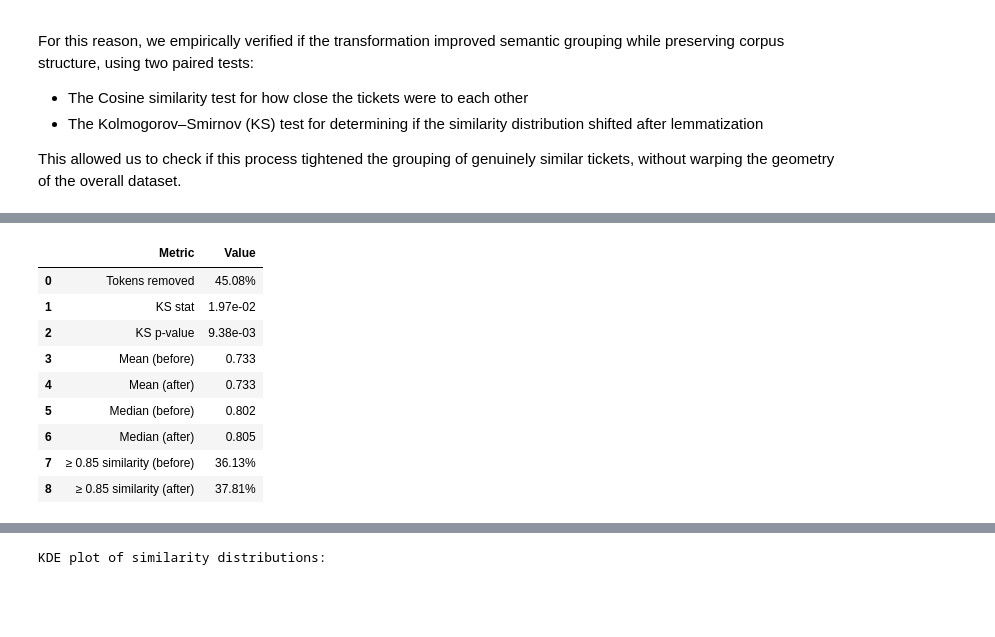
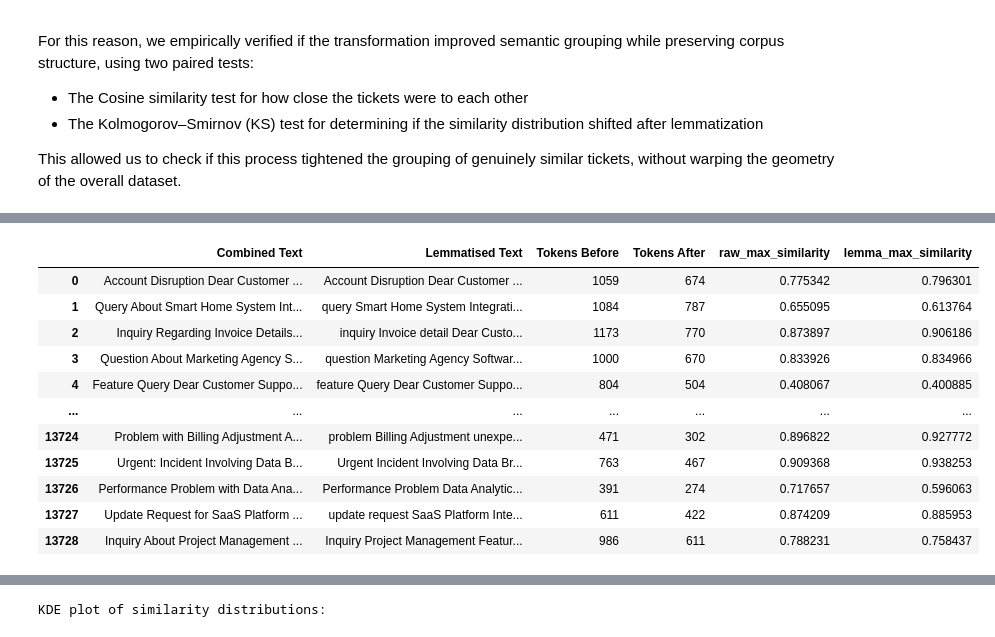
Before and after one commit to David-Golacis/IT-Support-Dashboard, a Jupyter notebook: Notebooks/02_Text_Lemmatisation.ipynb, the cells around one changed output, grey strips where cells are left out. Cells and saved outputs as stored; diff of their text form; code cells hidden in the pictures; blank space fills up the shorter version.

```diff
--- a/Notebooks/02_Text_Lemmatisation.ipynb
+++ b/Notebooks/02_Text_Lemmatisation.ipynb
@@ -194,6 +196,10 @@ tfidf_matrix = vec_lemma.fit_transform(lemmatised_text_df["Lemmatised Text"])
 raw_sim = max_similarity(vec_raw.fit_transform(lemmatised_text_df["Combined Text"]))
 lemma_sim = max_similarity(tfidf_matrix)
 
+# Adding the max similarity values to the dataframe for later analysis
+lemmatised_text_df["raw_max_similarity"] = raw_sim
+lemmatised_text_df["lemma_max_similarity"] = lemma_sim
+
 # Saving lemmatised text, tokens, and max similarity comparrison
 lemmatised_text_df[
     [
@@ -201,57 +207,23 @@ lemmatised_text_df[
         "Lemmatised Text",
         "Tokens Before",
         "Tokens After",
-        "max_similarity",
+        "raw_max_similarity",
+        "lemma_max_similarity",
     ]
 ].to_csv(Config.LEMMATISED_PATH, index=False, encoding="latin-1")
 
-ks_result = ks_2samp(raw_sim, lemma_sim)
-
-# Lemmetization impact summary table
-summary = pd.DataFrame(
-    {
-        "Metric": [
-            "Tokens removed",
-            "KS stat",
-            "KS p-value",
-            "Mean (before)",
-            "Mean (after)",
-            "Median (before)",
-            "Median (after)",
-            "≥ 0.85 similarity (before)",
-            "≥ 0.85 similarity (after)",
-        ],
-        "Value": [
-            reduction_pct,
-            ks_result.statistic,
-            ks_result.pvalue,
-            raw_sim.mean(),
-            lemma_sim.mean(),
-            np.median(raw_sim),
-            np.median(lemma_sim),
-            (raw_sim >= 0.85).mean(),
-            (lemma_sim >= 0.85).mean(),
-        ],
-    }
+print("max_similarity values added to dataframe and saved to CSV")
+display(
+    lemmatised_text_df[
+        [
+            "Combined Text",
+            "Lemmatised Text",
+            "Tokens Before",
+            "Tokens After",
+            "raw_max_similarity",
+            "lemma_max_similarity",
+        ]
+    ]
 )
-
-# Saving the summary table to CSV
-summary.to_csv(Config.LEMMA_SUMMARY_PATH, index=False, encoding="utf-8")
-
-# Formatting the summary table for better readability
-summary_formatted = summary.copy()
-
-summary_formatted.loc[0, "Value"] = f"{summary_formatted.loc[0, 'Value']:.2%}"
-summary_formatted.loc[1, "Value"] = f"{summary_formatted.loc[1, 'Value']:.2e}"
-summary_formatted.loc[2, "Value"] = f"{summary_formatted.loc[2, 'Value']:.2e}"
-summary_formatted.loc[3, "Value"] = f"{summary_formatted.loc[3, 'Value']:.3f}"
-summary_formatted.loc[4, "Value"] = f"{summary_formatted.loc[4, 'Value']:.3f}"
-summary_formatted.loc[5, "Value"] = f"{summary_formatted.loc[5, 'Value']:.3f}"
-summary_formatted.loc[6, "Value"] = f"{summary_formatted.loc[6, 'Value']:.3f}"
-summary_formatted.loc[7, "Value"] = f"{summary_formatted.loc[7, 'Value']:.2%}"
-summary_formatted.loc[8, "Value"] = f"{summary_formatted.loc[8, 'Value']:.2%}"
-
-print("The Lemmetization impact summary table:")
-display(summary_formatted)
 # %% [output]
 Vectorising text in progress (20-40s)...
@@ -261,10 +231,12 @@ The Lemmetization impact summary table:
-|  | Metric | Value |
-| 0 | Tokens removed | 45.08% |
-| 1 | KS stat | 1.97e-02 |
-| 2 | KS p-value | 9.38e-03 |
-| 3 | Mean (before) | 0.733 |
-| 4 | Mean (after) | 0.733 |
-| 5 | Median (before) | 0.802 |
-| 6 | Median (after) | 0.805 |
-| 7 | ≥ 0.85 similarity (before) | 36.13% |
-| 8 | ≥ 0.85 similarity (after) | 37.81% |
+|  | Combined Text | Lemmatised Text | Tokens Before | Tokens After | raw_max_similarity | lemma_max_similarity |
+| 0 | Account Disruption Dear Customer ... | Account Disruption Dear Customer ... | 1059 | 674 | 0.775342 | 0.796301 |
+| 1 | Query About Smart Home System Int... | query Smart Home System Integrati... | 1084 | 787 | 0.655095 | 0.613764 |
+| 2 | Inquiry Regarding Invoice Details... | inquiry Invoice detail Dear Custo... | 1173 | 770 | 0.873897 | 0.906186 |
+| 3 | Question About Marketing Agency S... | question Marketing Agency Softwar... | 1000 | 670 | 0.833926 | 0.834966 |
+| 4 | Feature Query Dear Customer Suppo... | feature Query Dear Customer Suppo... | 804 | 504 | 0.408067 | 0.400885 |
+| ... | ... | ... | ... | ... | ... | ... |
+| 13724 | Problem with Billing Adjustment A... | problem Billing Adjustment unexpe... | 471 | 302 | 0.896822 | 0.927772 |
+| 13725 | Urgent: Incident Involving Data B... | Urgent Incident Involving Data Br... | 763 | 467 | 0.909368 | 0.938253 |
+| 13726 | Performance Problem with Data Ana... | Performance Problem Data Analytic... | 391 | 274 | 0.717657 | 0.596063 |
+| 13727 | Update Request for SaaS Platform ... | update request SaaS Platform Inte... | 611 | 422 | 0.874209 | 0.885953 |
+| 13728 | Inquiry About Project Management ... | Inquiry Project Management Featur... | 986 | 611 | 0.788231 | 0.758437 |
```
Also changed, not shown: parts of 9 cells of this notebook, 8 other files.
